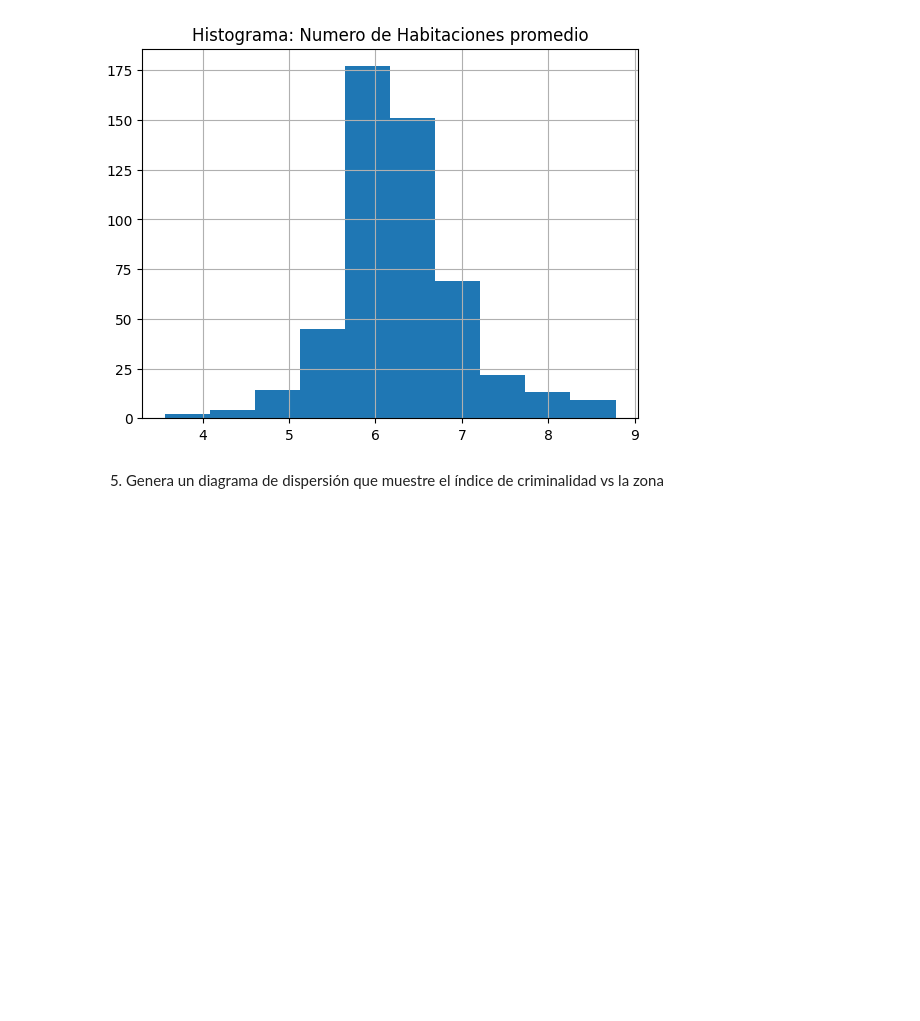
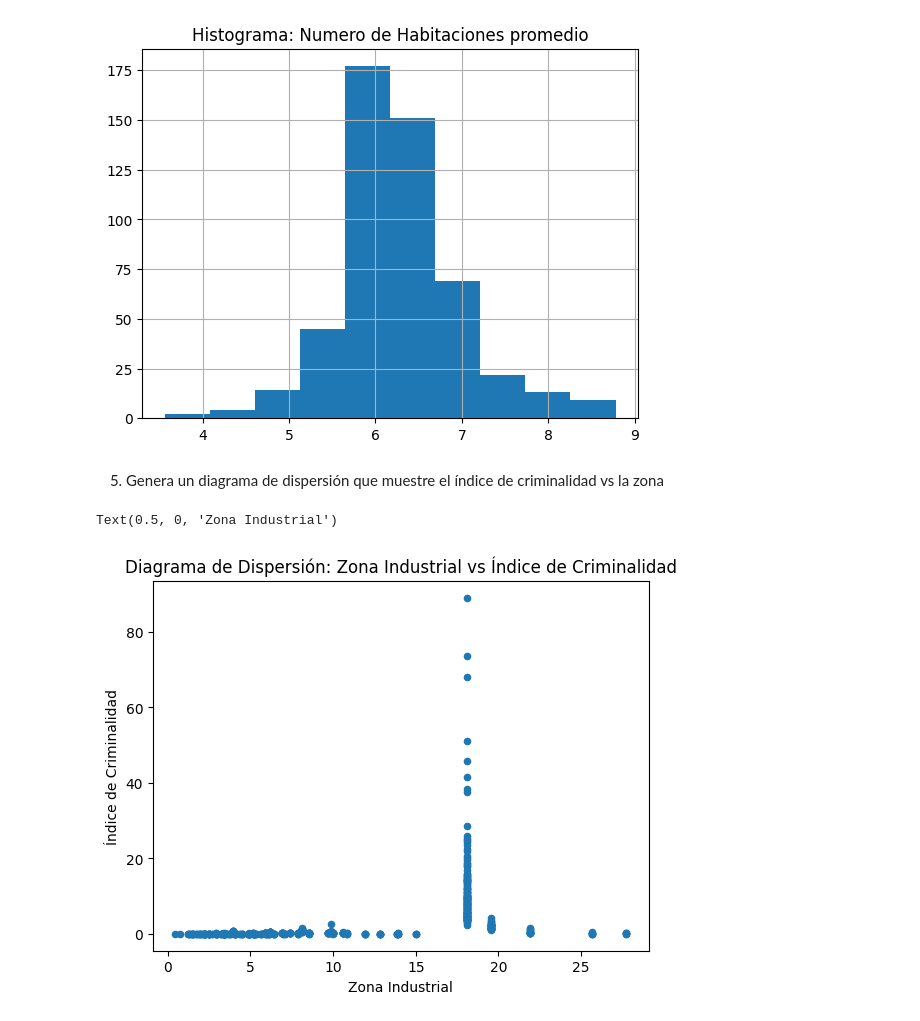
Before and after one commit to A01286211/M1-Act5-SZD, a Jupyter notebook: M1_Actividad_5_Programación_en_Python_Librerías_Numpy_Matplotlib_Pandas.ipynb, the cells around one changed output. Drawn from its saved outputs; the diff is of its cells as text; code cells hidden in the pictures; blank space fills up the shorter version.

```diff
--- a/M1_Actividad_5_Programación_en_Python_Librerías_Numpy_Matplotlib_Pandas.ipynb
+++ b/M1_Actividad_5_Programación_en_Python_Librerías_Numpy_Matplotlib_Pandas.ipynb
@@ -366,0 +365,8 @@ dataB.plot(x = 'INDICE_CRIMEN', y = 'PCT_')
+# %%
+dataB.plot.scatter(y = 'INDICE_CRIMEN', x = 'PCT_ZONA_INDUSTRIAL')
+plt.title('Diagrama de Dispersión: Zona Industrial vs Índice de Criminalidad')
+plt.ylabel('Índice de Criminalidad')
+plt.xlabel('Zona Industrial')
+# %% [output]
+Text(0.5, 0, 'Zona Industrial')
+[figure, added]
```
Also changed, not shown: parts of 6 cells of this notebook.
